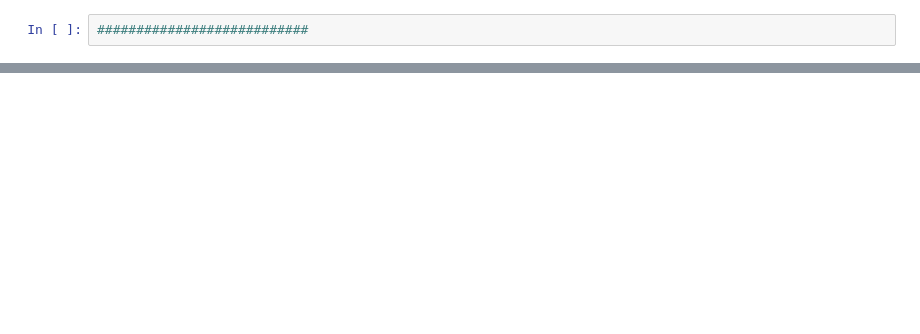
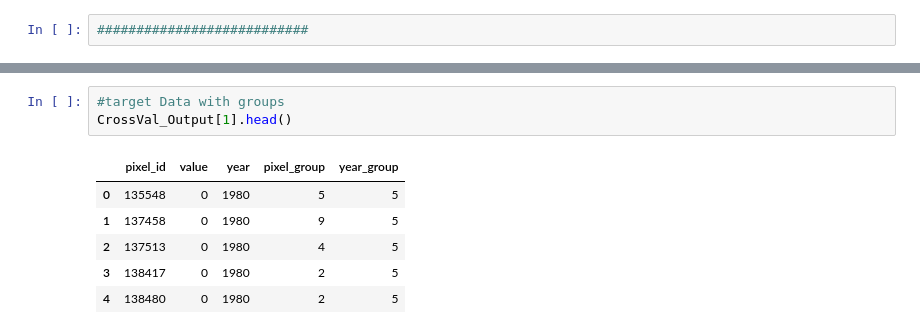
Before and after one commit to isaacWpark/wildfire_FRAP, a Jupyter notebook: Workflow/Window_Workflow_MultiYear_FullData_Modular_Dev.ipynb, the cells around one changed output, grey strips where cells are left out. Cells and saved outputs as stored; diff of their text form; blank space fills up the shorter version.

```diff
--- a/Workflow/Window_Workflow_MultiYear_FullData_Modular_Dev.ipynb
+++ b/Workflow/Window_Workflow_MultiYear_FullData_Modular_Dev.ipynb
@@ -590,0 +264,10 @@ time index missing in one element, merging list elements using only pixel_id ind
+# %%
+#target Data with groups
+CrossVal_Output[1].head()
+# %% [output]
+|  | pixel_id | value | year | pixel_group | year_group |
+| 0 | 135548 | 0 | 1980 | 5 | 5 |
+| 1 | 137458 | 0 | 1980 | 9 | 5 |
+| 2 | 137513 | 0 | 1980 | 4 | 5 |
+| 3 | 138417 | 0 | 1980 | 2 | 5 |
+| 4 | 138480 | 0 | 1980 | 2 | 5 |
```
Also changed, not shown: parts of 59 cells of this notebook.
